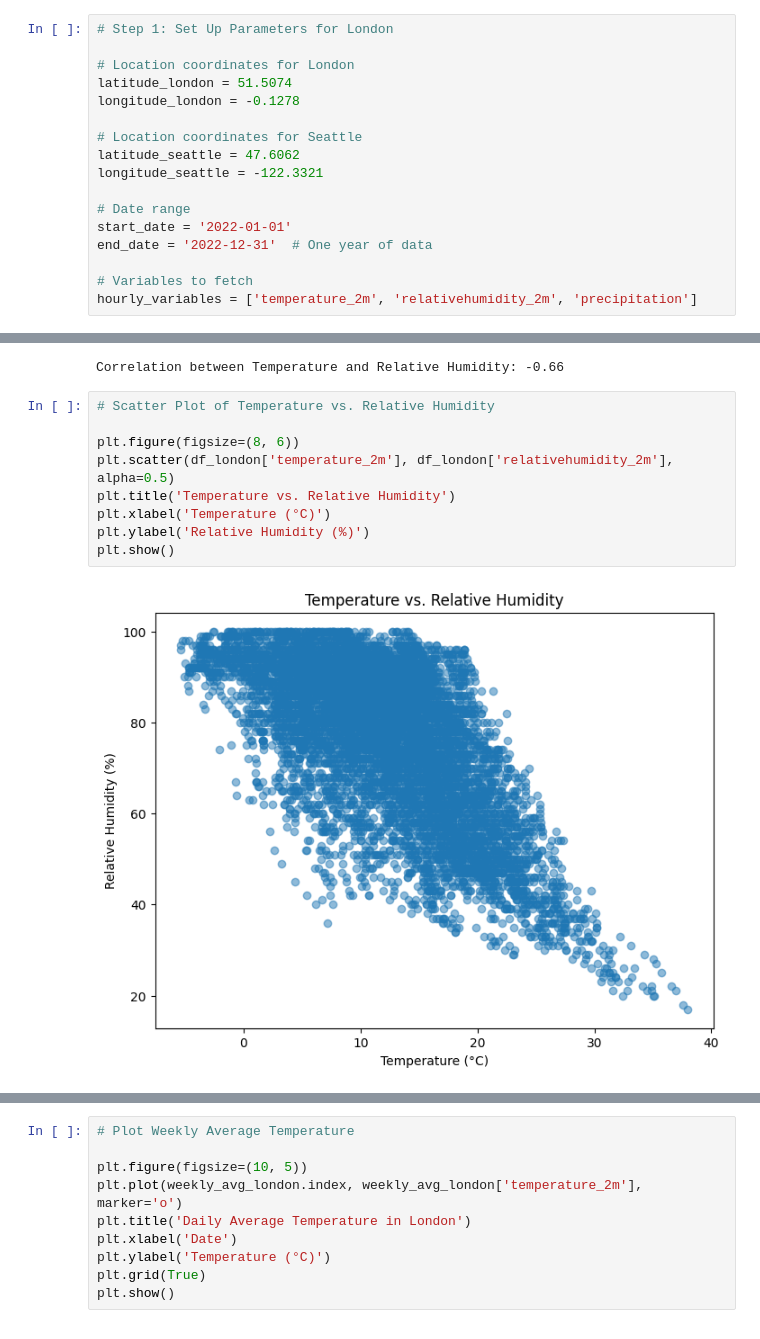
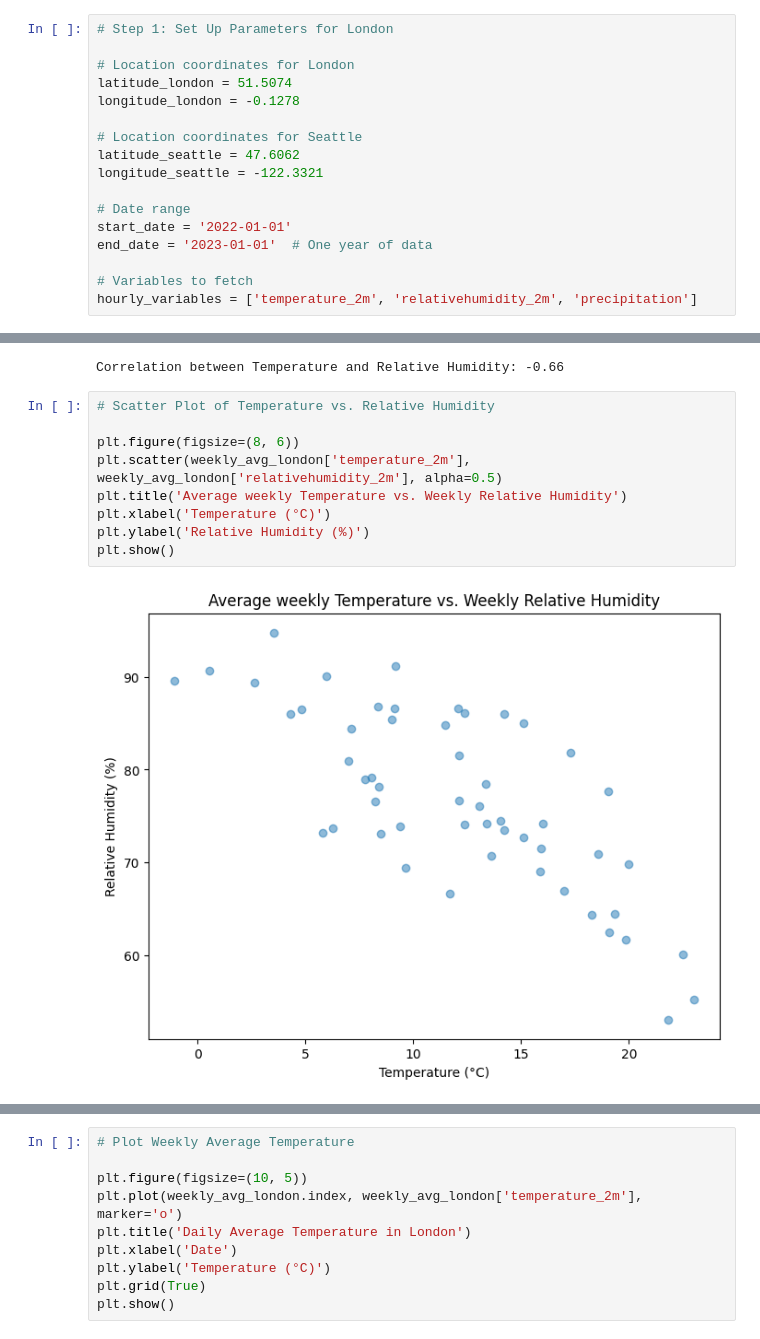
Before and after one commit to gisaf22/api-data-wrangling, a Jupyter notebook: api_data_wrangling.ipynb, the cells around one changed output, grey strips where cells are left out. Drawn from its saved outputs; the diff is of its cells as text.

```diff
--- a/api_data_wrangling.ipynb
+++ b/api_data_wrangling.ipynb
@@ -350,7 +350,7 @@ longitude_seattle = -122.3321
 
 # Date range
 start_date = '2022-01-01'
-end_date = '2022-12-31'  # One year of data
+end_date = '2023-01-01'  # One year of data
 
 # Variables to fetch
 hourly_variables = ['temperature_2m', 'relativehumidity_2m', 'precipitation']
@@ -478,11 +477,11 @@ Correlation between Temperature and Relative Humidity: -0.66
 # %%
 # Scatter Plot of Temperature vs. Relative Humidity
 
 plt.figure(figsize=(8, 6))
-plt.scatter(df_london['temperature_2m'], df_london['relativehumidity_2m'], alpha=0.5)
-plt.title('Temperature vs. Relative Humidity')
+plt.scatter(weekly_avg_london['temperature_2m'], weekly_avg_london['relativehumidity_2m'], alpha=0.5)
+plt.title('Average weekly Temperature vs. Weekly Relative Humidity')
 plt.xlabel('Temperature (°C)')
 plt.ylabel('Relative Humidity (%)')
 plt.show()
 # %% [output]
-[figure, old version]
+[figure, new version]
```
Also changed, not shown: parts of 10 cells of this notebook.
